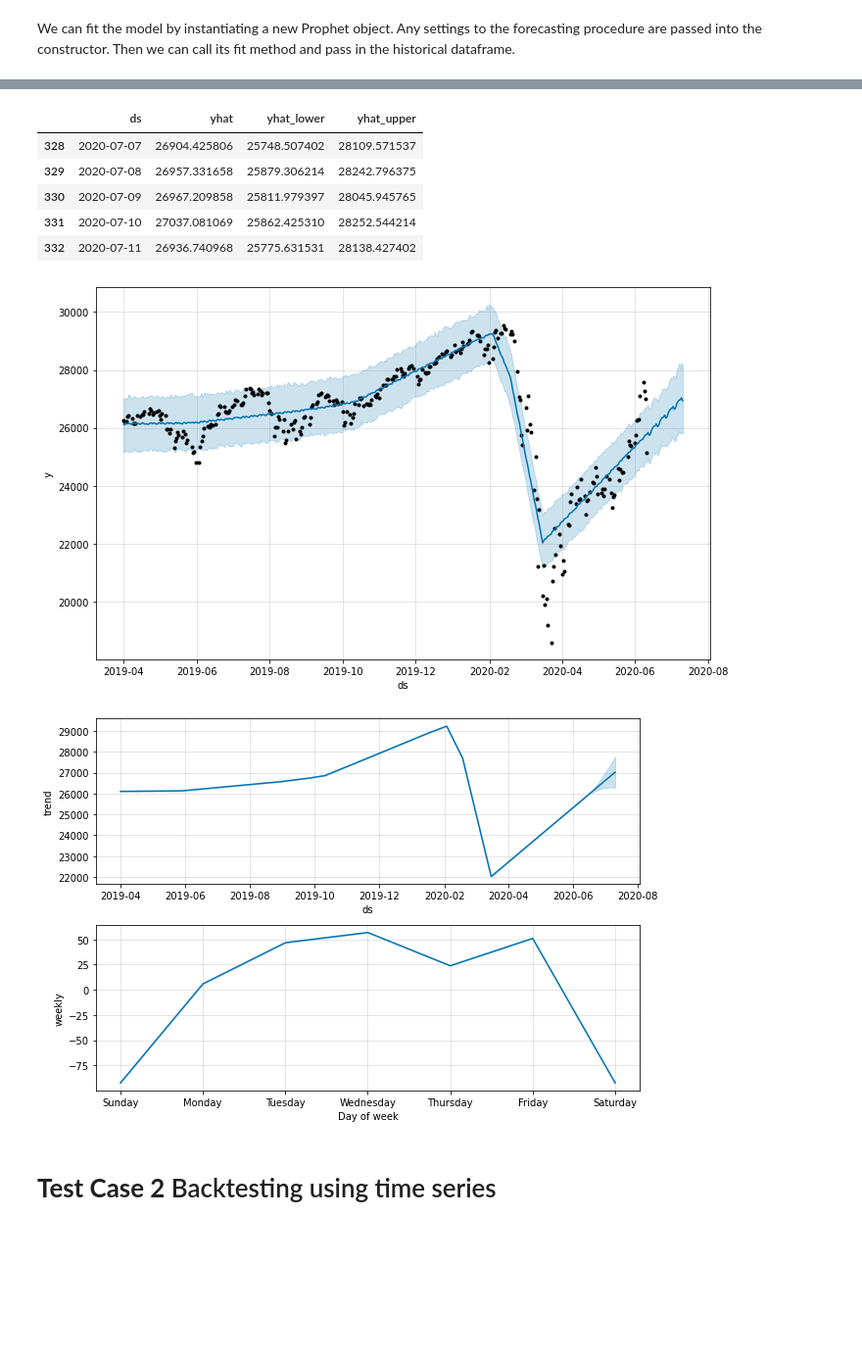
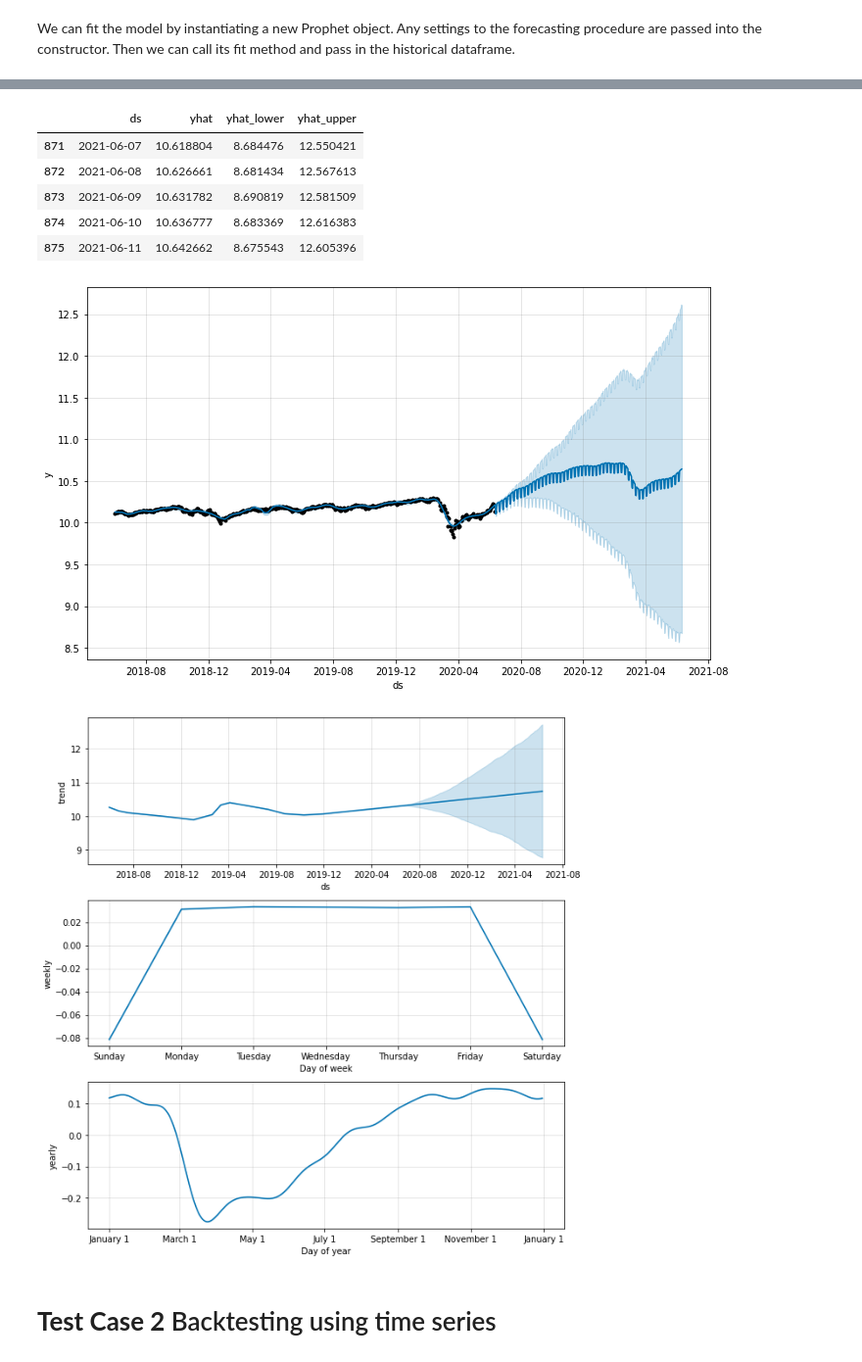
Before and after one commit to J-Chaudhary/test, a Jupyter notebook: CISC520.ipynb, the cells around one changed output, grey strips where cells are left out. Shown at 98% size. Cells and saved outputs as stored; diff of their text form; code cells hidden in the pictures; blank space fills up the shorter version.

```diff
--- a/CISC520.ipynb
+++ b/CISC520.ipynb
@@ -41,4 +41,5 @@ import pandas_datareader as web # get data form yahoo
 from fbprophet import Prophet # fbprophet model
 # %%
 # Importing data form yahoo finance using pandas datareader
-df = web.DataReader('^DJI', data_source='yahoo', start='2019-04-01', end='2020-06-11')
+df = web.DataReader('^DJI', data_source='yahoo', start='2018-06-01', end='2020-06-11')
+df
@@ -82,3 +81,6 @@ df.head(3)
+# %%
+# change closing proce to log
+df['Close'] = np.log(df['Close'])
 # %%
 # create new dataframe with only Date and Close price colum
 df1=df.loc[:,['Date','Close']]
@@ -127,24 +127,24 @@ INFO:fbprophet:Disabling yearly seasonality. Run prophet with yearly_seasonality
 INFO:fbprophet:Disabling daily seasonality. Run prophet with daily_seasonality=True to override this.
 <fbprophet.forecaster.Prophet at 0x...>
 # %%
-future = m.make_future_dataframe(periods=30)
+future = m.make_future_dataframe(periods=365)
 forecast = m.predict(future)
 forecast[['ds', 'yhat', 'yhat_lower', 'yhat_upper']].tail()
 # %% [output]
 |  | ds | yhat | yhat_lower | yhat_upper |
-| 328 | 2020-07-07 | 26904.425806 | 25748.507402 | 28109.571537 |
-| 329 | 2020-07-08 | 26957.331658 | 25879.306214 | 28242.796375 |
-| 330 | 2020-07-09 | 26967.209858 | 25811.979397 | 28045.945765 |
-| 331 | 2020-07-10 | 27037.081069 | 25862.425310 | 28252.544214 |
-| 332 | 2020-07-11 | 26936.740968 | 25775.631531 | 28138.427402 |
+| 871 | 2021-06-07 | 10.618804 | 8.684476 | 12.550421 |
+| 872 | 2021-06-08 | 10.626661 | 8.681434 | 12.567613 |
+| 873 | 2021-06-09 | 10.631782 | 8.690819 | 12.581509 |
+| 874 | 2021-06-10 | 10.636777 | 8.683369 | 12.616383 |
+| 875 | 2021-06-11 | 10.642662 | 8.675543 | 12.605396 |
 # %%
 figure1 = m.plot(forecast)
 # %% [output]
-[figure, old version]
+[figure, new version]
 # %%
-figure2 = m.plot_components(forecast)
+fig2 = m.plot_components(forecast)
 # %% [output]
-[figure, old version]
+[figure, new version]
 # %% [markdown]
 # **Test Case 2** Backtesting using time series
 # %%
```
Also changed, not shown: parts of 8 cells of this notebook.
